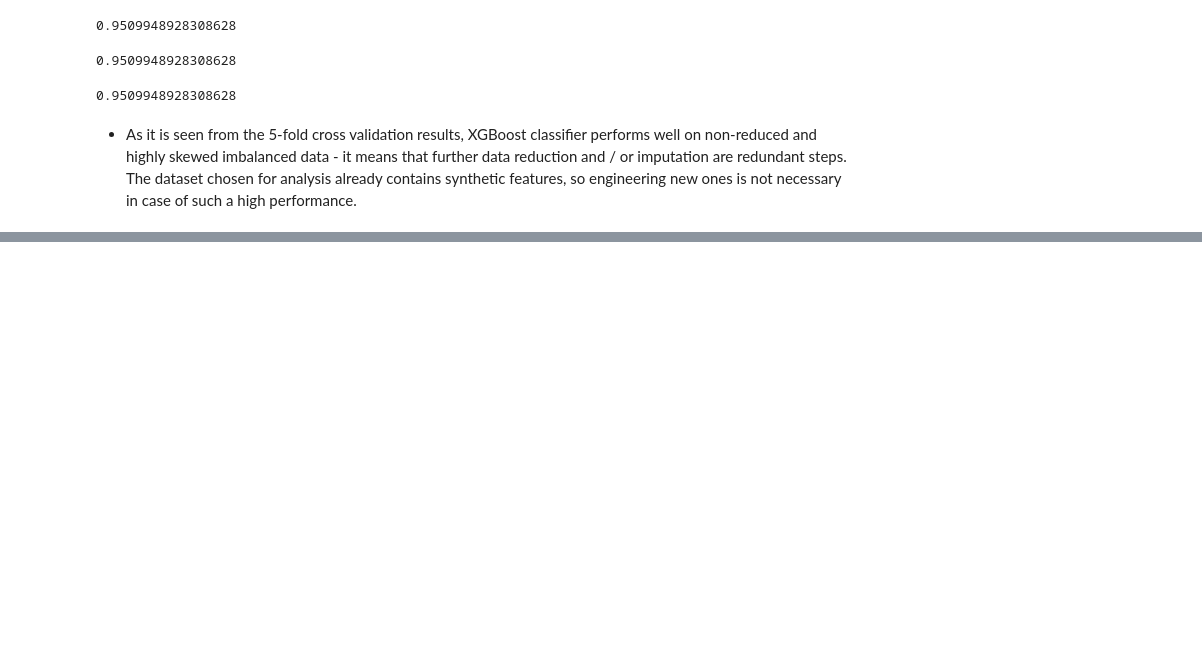
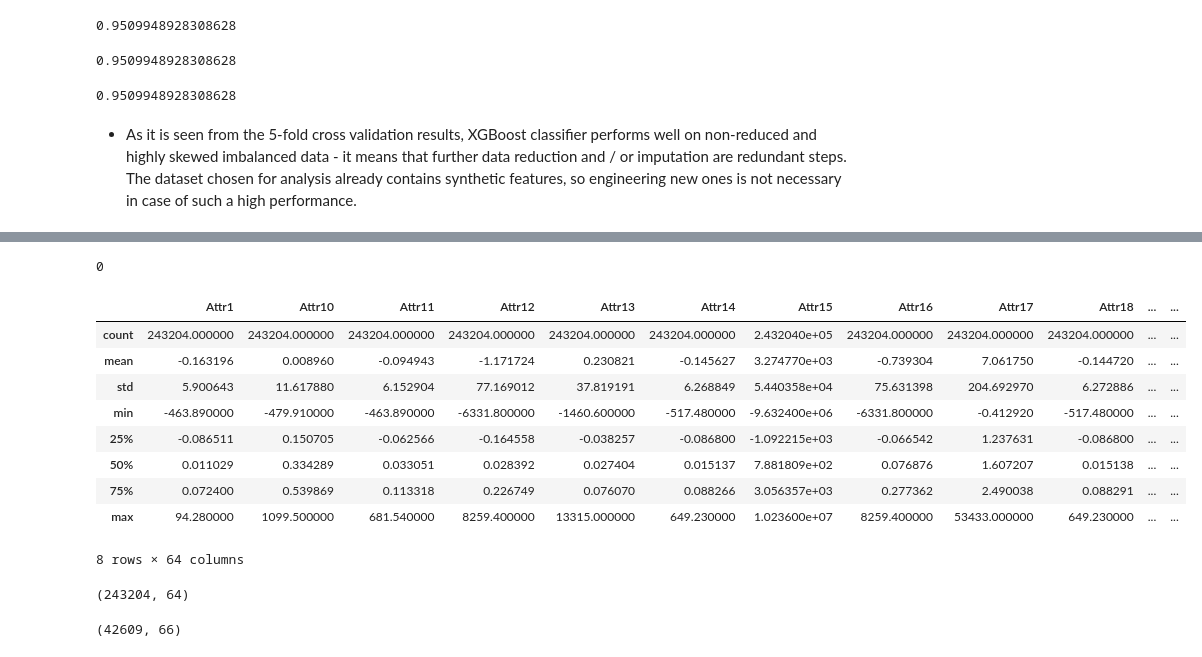
Before and after one commit to vcaramba/companies_bankruptcy_prediction, a Jupyter notebook: jupyter_notebooks/classifiers_comparison.ipynb, the cells around one changed output, grey strips where cells are left out. Drawn from its saved outputs; the diff is of its cells as text; code cells hidden in the pictures; blank space fills up the shorter version.

```diff
--- a/jupyter_notebooks/classifiers_comparison.ipynb
+++ b/jupyter_notebooks/classifiers_comparison.ipynb
@@ -125,0 +158,41 @@ np.mean(results['test_f1_score'])
+# %%
+from sklearn.impute import SimpleImputer
+import gc
+import numpy as np
+
+imp = SimpleImputer(missing_values=np.nan, strategy='mean')
+imp_data = imp.fit_transform(df)
+imp_data_df = pd.DataFrame(imp_data, index=df.index, columns=df.columns)
+
+X = imp_data_df[imp_data_df.columns.difference(['bankruptcy_after_years', 'class'])]
+Y = imp_data_df['bankruptcy_after_years']
+
+del imp_data, imp_data_df
+gc.collect()
+# %% [output]
+0
+# %%
+from imblearn.over_sampling import SMOTE
+
+sm = SMOTE(random_state=111)
+X_res, y_res = sm.fit_resample(X, Y)
+X_res.describe()
+# %% [output]
+|  | Attr1 | Attr10 | Attr11 | Attr12 | Attr13 | Attr14 | Attr15 | Attr16 | Attr17 | Attr18 | ... | ... |
+| count | 243204.000000 | 243204.000000 | 243204.000000 | 243204.000000 | 243204.000000 | 243204.000000 | 2.432040e+05 | 243204.000000 | 243204.000000 | 243204.000000 | ... | ... |
+| mean | -0.163196 | 0.008960 | -0.094943 | -1.171724 | 0.230821 | -0.145627 | 3.274770e+03 | -0.739304 | 7.061750 | -0.144720 | ... | ... |
+| std | 5.900643 | 11.617880 | 6.152904 | 77.169012 | 37.819191 | 6.268849 | 5.440358e+04 | 75.631398 | 204.692970 | 6.272886 | ... | ... |
+| min | -463.890000 | -479.910000 | -463.890000 | -6331.800000 | -1460.600000 | -517.480000 | -9.632400e+06 | -6331.800000 | -0.412920 | -517.480000 | ... | ... |
+| 25% | -0.086511 | 0.150705 | -0.062566 | -0.164558 | -0.038257 | -0.086800 | -1.092215e+03 | -0.066542 | 1.237631 | -0.086800 | ... | ... |
+| 50% | 0.011029 | 0.334289 | 0.033051 | 0.028392 | 0.027404 | 0.015137 | 7.881809e+02 | 0.076876 | 1.607207 | 0.015138 | ... | ... |
+| 75% | 0.072400 | 0.539869 | 0.113318 | 0.226749 | 0.076070 | 0.088266 | 3.056357e+03 | 0.277362 | 2.490038 | 0.088291 | ... | ... |
+| max | 94.280000 | 1099.500000 | 681.540000 | 8259.400000 | 13315.000000 | 649.230000 | 1.023600e+07 | 8259.400000 | 53433.000000 | 649.230000 | ... | ... |
+8 rows × 64 columns
+# %%
+X_res.shape
+# %% [output]
+(243204, 64)
+# %%
+df.shape
+# %% [output]
+(42609, 66)
```
Also changed, not shown: parts of 11 cells of this notebook, 2 other files.
